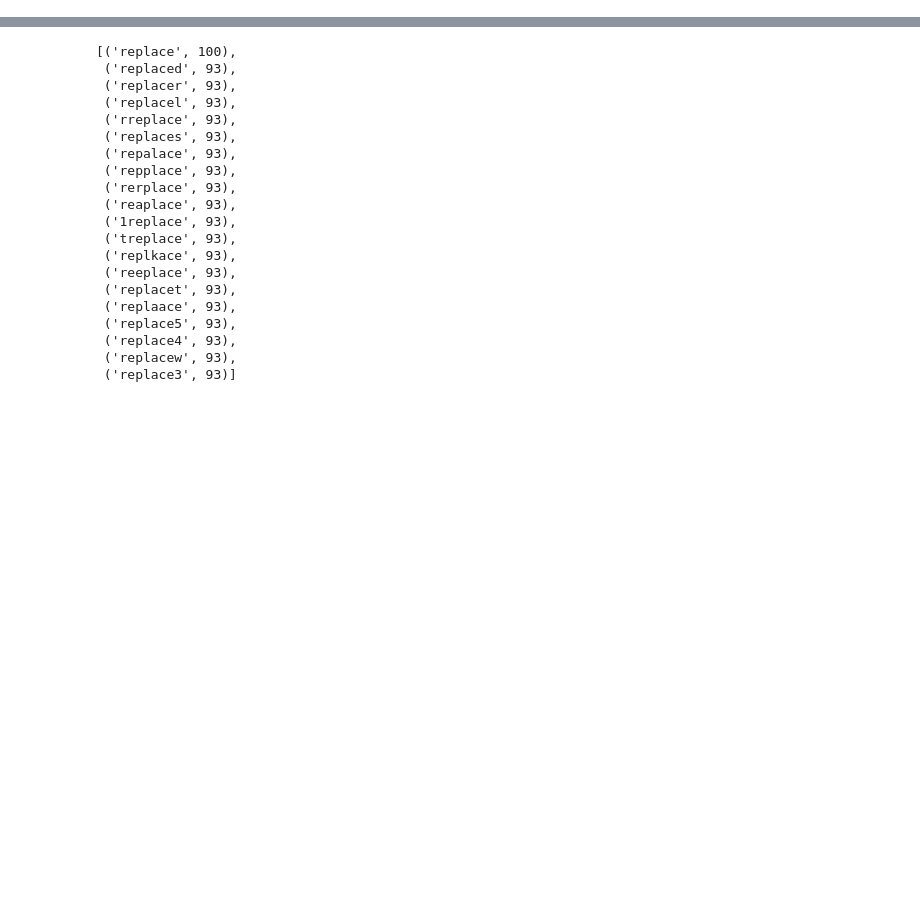
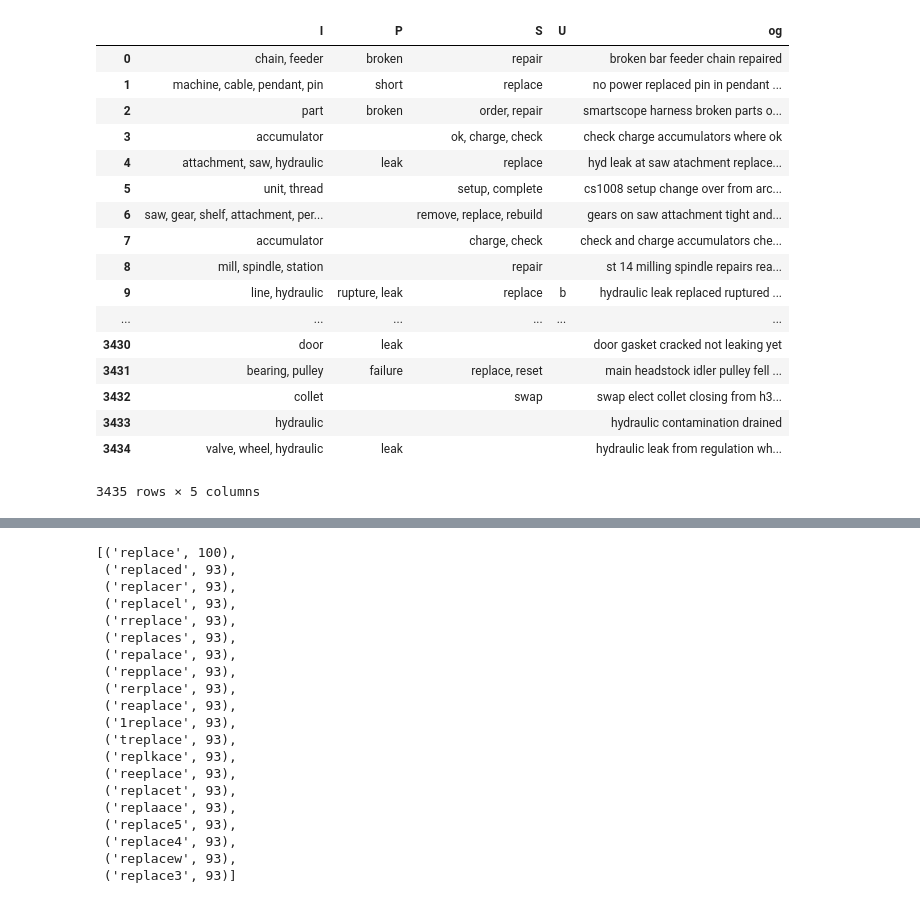
Before and after one commit to usnistgov/nestor, a Jupyter notebook: docs/dask_vocab.ipynb, the cells around one changed output, grey strips where cells are left out. Drawn from its saved outputs; the diff is of its cells as text; code cells hidden in the pictures; blank space fills up the shorter version.

Commit message:
app speed-up and initial progress difficulty gradient

```diff
--- a/docs/dask_vocab.ipynb
+++ b/docs/dask_vocab.ipynb
@@ -59,0 +151,20 @@ NameError: name 'tex' is not defined
+# %%
+NE_dict = vocab.NE.fillna('U').to_dict()
+NE_dict.update(vocab.fillna('U').reset_index()[['NE', 'alias']].drop_duplicates().set_index('alias').NE.to_dict())
+NE_sub = sorted(NE_dict, key=len, reverse=True)
+
+# matcher = lambda s: r'\b'+re.escape(s)+r'\b'
+# matcher = lambda s: re.escape(s)
+NErx = re.compile(r'\b(' + '|'.join(map(re.escape, NE_sub))+ r')\b')
+NE_text = voc2.index.str.replace(NErx, lambda match: NE_dict[match.group(0)])
+voc2.loc[:,'NE'] = NE_text.tolist()
+
+
+
+# g = vocab.groupby('alias')
+# for one_grams in voc2.index.str.split().tolist():
+#     for one_gram in one_grams:
+#         try:
+#             print(g.get_group(one_gram).NE[0])
+#         except KeyError:
+#             pass
@@ -59,0 +229,12 @@ NameError: name 'tex' is not defined
+# %%
+from dask.diagnostics import ProgressBar, Profiler, ResourceProfiler, CacheProfiler, visualize
+from dask.distributed import Client
+import dask
+
+## multiproc, not thread, due to GIL with text.
+with Profiler() as prof, ResourceProfiler(dt=0.25) as rprof, CacheProfiler() as cprof:
+    with ProgressBar(), dask.set_options(get=dask.multiprocessing.get):
+        tag_df=ndf.compute()
+
+# visualize([prof, rprof, cprof])
+tag_df.head()
@@ -60,3 +249,25 @@ NameError: name 'tex' is not defined
+# %%
+tag_df['og'] = raw_text
+tag_df
+# %% [output]
+|  | I | P | S | U | og |
+| 0 | chain, feeder | broken | repair |  | broken bar feeder chain repaired |
+| 1 | machine, cable, pendant, pin | short | replace |  | no power replaced pin in pendant ... |
+| 2 | part | broken | order, repair |  | smartscope harness broken parts o... |
+| 3 | accumulator |  | ok, charge, check |  | check charge accumulators where ok |
+| 4 | attachment, saw, hydraulic | leak | replace |  | hyd leak at saw atachment replace... |
+| 5 | unit, thread |  | setup, complete |  | cs1008 setup change over from arc... |
+| 6 | saw, gear, shelf, attachment, per... |  | remove, replace, rebuild |  | gears on saw attachment tight and... |
+| 7 | accumulator |  | charge, check |  | check and charge accumulators che... |
+| 8 | mill, spindle, station |  | repair |  | st 14 milling spindle repairs rea... |
+| 9 | line, hydraulic | rupture, leak | replace | b | hydraulic leak replaced ruptured ... |
+| ... | ... | ... | ... | ... | ... |
+| 3430 | door | leak |  |  | door gasket cracked not leaking yet |
+| 3431 | bearing, pulley | failure | replace, reset |  | main headstock idler pulley fell ... |
+| 3432 | collet |  | swap |  | swap elect collet closing from h3... |
+| 3433 | hydraulic |  |  |  | hydraulic contamination drained |
+| 3434 | valve, wheel, hydraulic | leak |  |  | hydraulic leak from regulation wh... |
+3435 rows × 5 columns
 # %%
 # nlp_cols = ['Description', 'Resolution']
 # nlp_cols=0
```
Also changed, not shown: parts of 23 cells of this notebook, 4 other files.
